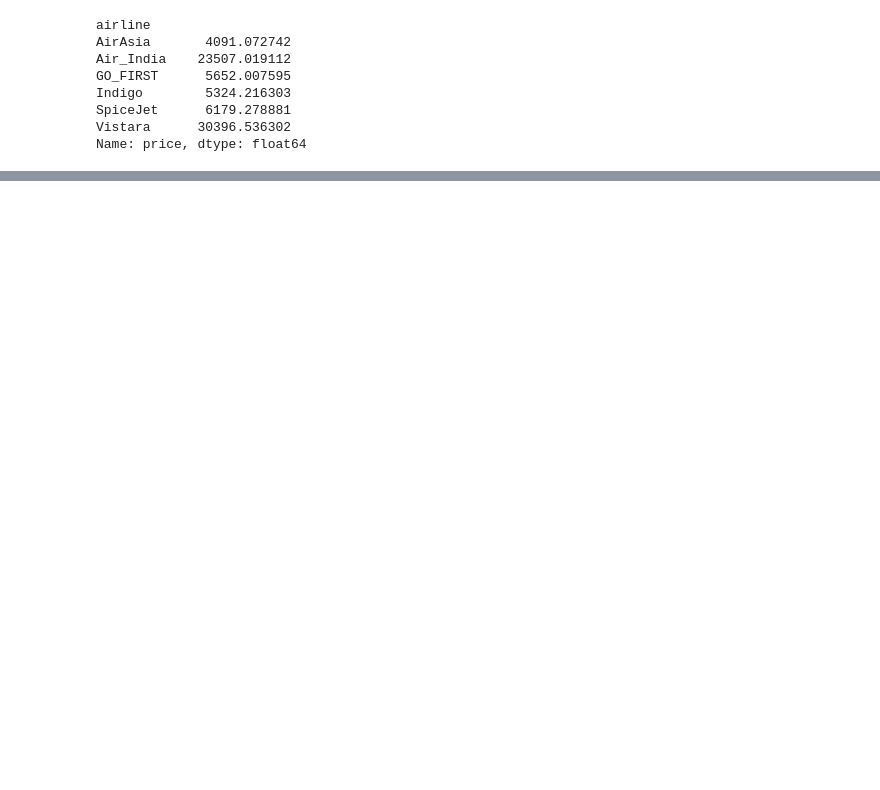
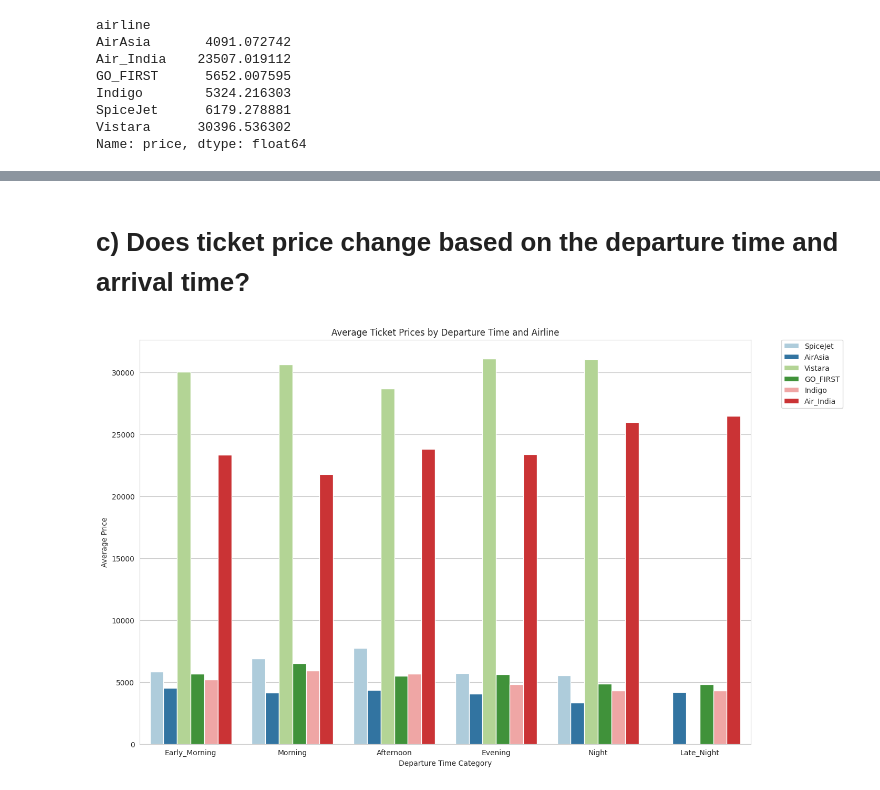
Before and after one commit to Thebtiboutheina/Flight-Price-Prediction, a Jupyter notebook: Flight_Price_Prediction.ipynb, the cells around one changed output, grey strips where cells are left out. Saved outputs shown, nothing was run; the diff lists cells and outputs as text; code cells hidden in the pictures; blank space fills up the shorter version.

```diff
--- a/Flight_Price_Prediction.ipynb
+++ b/Flight_Price_Prediction.ipynb
@@ -61,0 +149,17 @@ Based on the output you've provided by comparing the mean of tickets across the
+# %% [markdown]
+# **c) Does ticket price change based on the departure time and arrival time?**
+# %%
+time_order = ['Early_Morning', 'Morning', 'Afternoon', 'Evening', 'Night', 'Late_Night']
+
+# Define a custom color palette
+custom_palette = sns.color_palette("Paired", len(data['airline'].unique()))
+
+plt.figure(figsize=(15,10))
+sns.barplot(x='departure_time', y='price', hue='airline', data=data, order=time_order, errorbar=None, palette=custom_palette)
+plt.title('Average Ticket Prices by Departure Time and Airline')
+plt.xlabel('Departure Time Category')
+plt.ylabel('Average Price')
+plt.legend(bbox_to_anchor=(1.05, 1), loc=2, borderaxespad=0.)
+plt.show()
+# %% [output]
+[figure, added]
```
Also changed, not shown: parts of 26 cells of this notebook.
